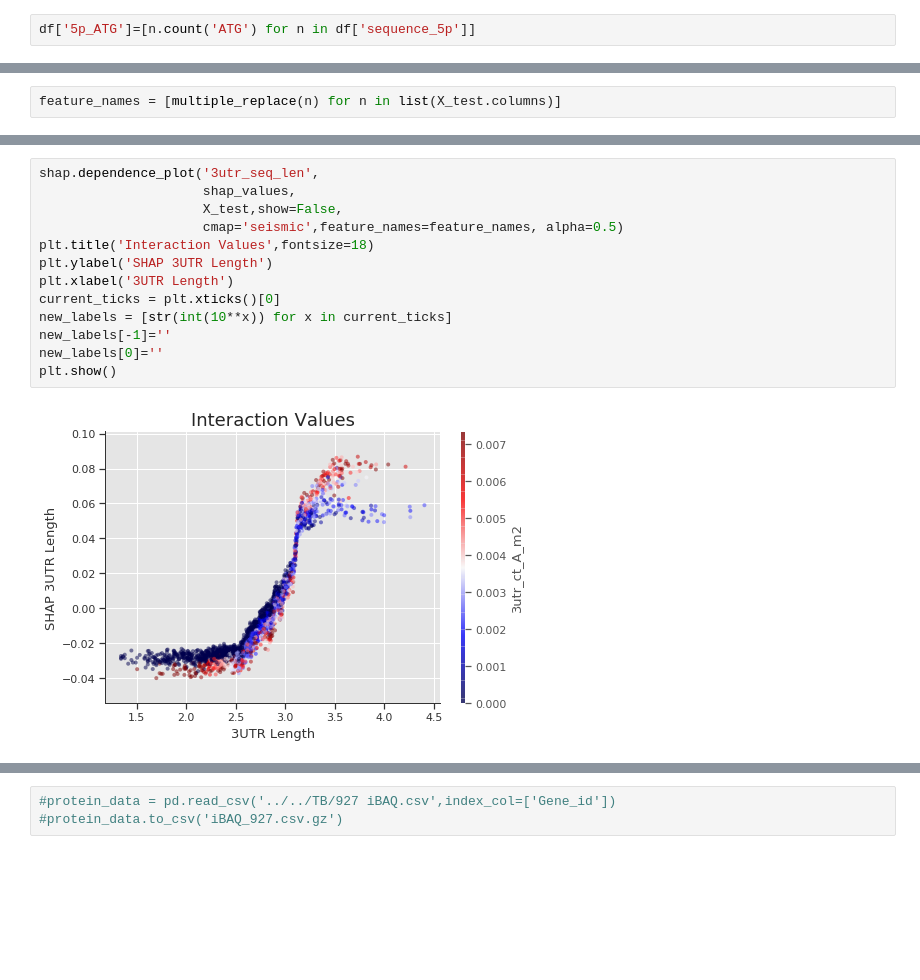
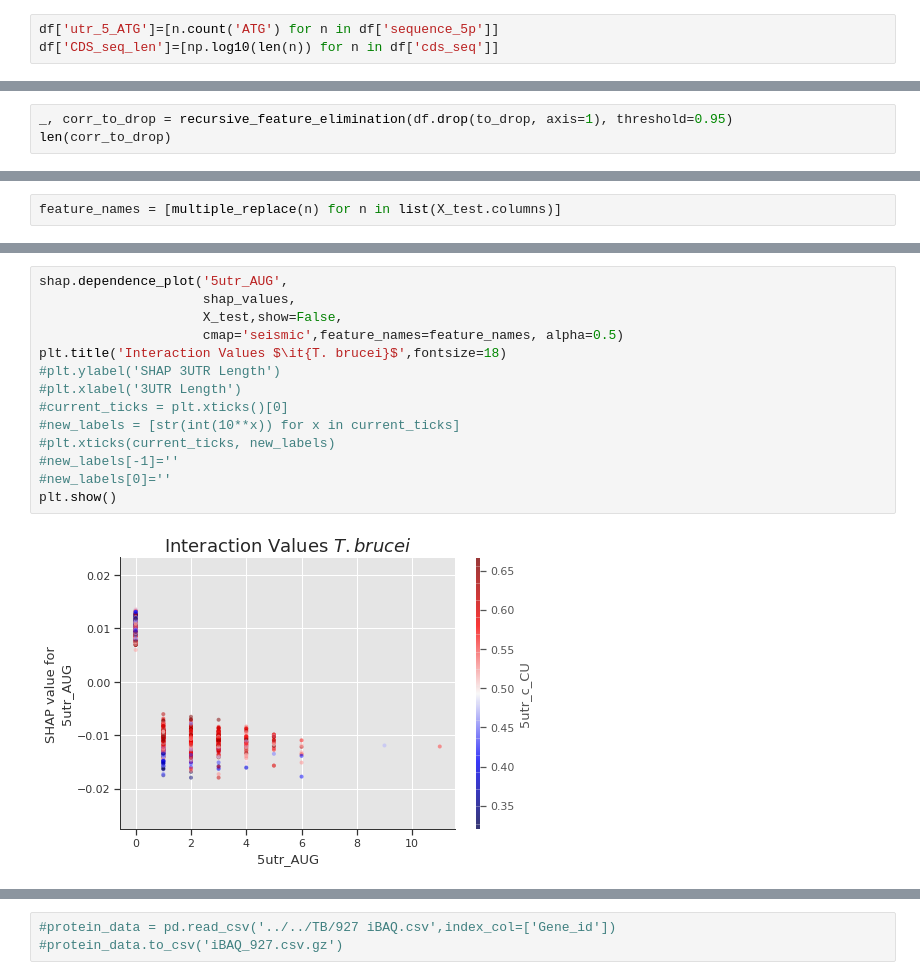
Before and after one commit to mtinti/decoding-gene-expression, a Jupyter notebook: TB/TB.ipynb, the cells around one changed output, grey strips where cells are left out. Drawn from its saved outputs; the diff is of its cells as text; blank space fills up the shorter version.

```diff
--- a/TB/TB.ipynb
+++ b/TB/TB.ipynb
@@ -67,7 +67,8 @@ df[['TE','mean_ribo','mean_rna']]=targets[['TE','mean_ribo','mean_rna']]
 # %%
 df = df.drop(['RIBO_SRR1272136','RIBO_SRR1272137','RIBO_SRR1272138']+['RNA_SRR1272145','RNA_SRR1272146','RNA_SRR1272147']+['Length'],axis=1)
 # %%
-df['5p_ATG']=[n.count('ATG') for n in df['sequence_5p']]
+df['utr_5_ATG']=[n.count('ATG') for n in df['sequence_5p']]
+df['CDS_seq_len']=[np.log10(len(n)) for n in df['cds_seq']]
 # %%
 df['log_mean_ribo']=np.log10(df['mean_ribo'])
 df['log_mean_rna']=np.log10(df['mean_rna'])
@@ -127,0 +133,3 @@ print(corr_to_drop)
+# %%
+_, corr_to_drop = recursive_feature_elimination(df.drop(to_drop, axis=1), threshold=0.95)
+len(corr_to_drop)
@@ -472,15 +562,16 @@ plt.show()
 # %%
-shap.dependence_plot('3utr_seq_len',
+shap.dependence_plot('5utr_AUG',
                      shap_values,
                      X_test,show=False,
                      cmap='seismic',feature_names=feature_names, alpha=0.5)
-plt.title('Interaction Values',fontsize=18)
-plt.ylabel('SHAP 3UTR Length')
-plt.xlabel('3UTR Length')
-current_ticks = plt.xticks()[0]
-new_labels = [str(int(10**x)) for x in current_ticks]
-new_labels[-1]=''
-new_labels[0]=''
+plt.title('Interaction Values $\it{T. brucei}$',fontsize=18)
+#plt.ylabel('SHAP 3UTR Length')
+#plt.xlabel('3UTR Length')
+#current_ticks = plt.xticks()[0]
+#new_labels = [str(int(10**x)) for x in current_ticks]
+#plt.xticks(current_ticks, new_labels)
+#new_labels[-1]=''
+#new_labels[0]=''
 plt.show()
 # %% [output]
-[figure, old version]
+[figure, new version]
```
Also changed, not shown: parts of 46 cells of this notebook, 4 other files.
